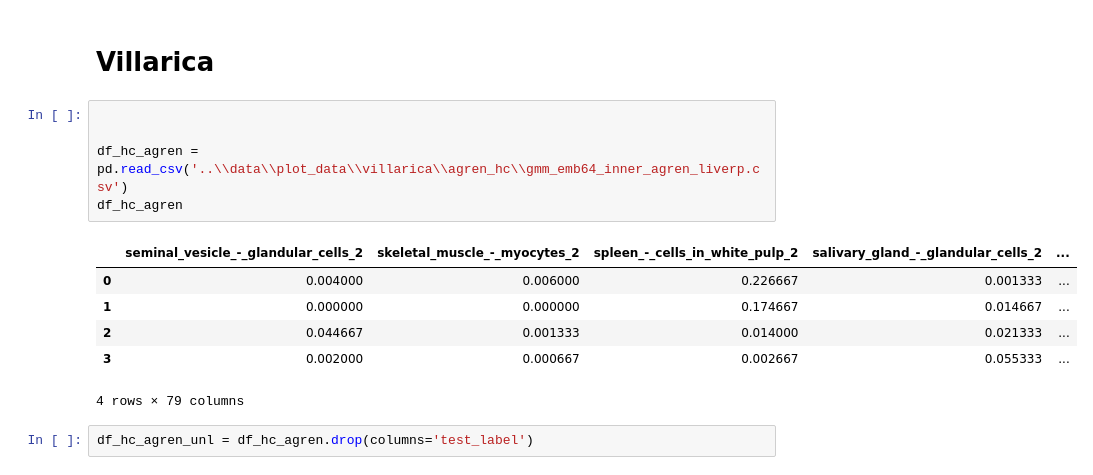
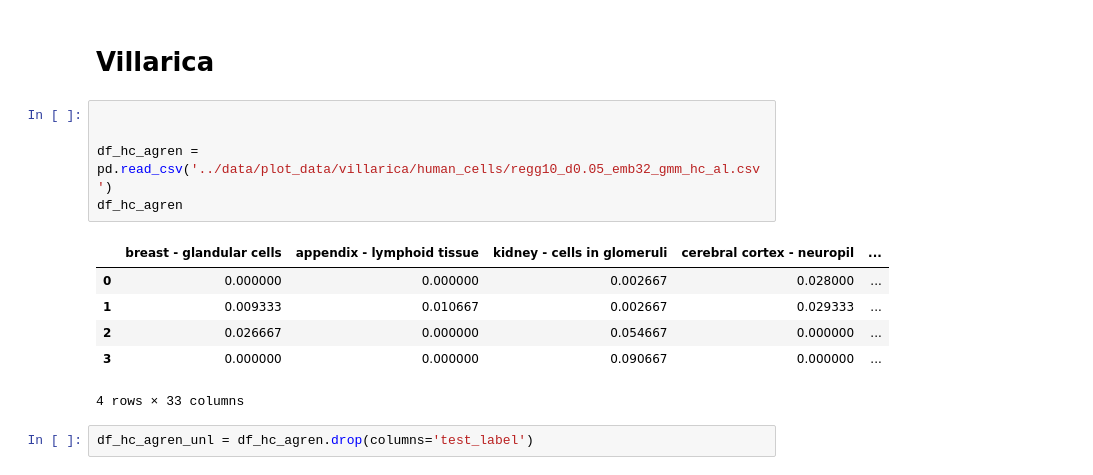
Before and after one commit to cjmerzbacher/met2vec, a Jupyter notebook: plot/_gmm_classifier.ipynb, the cells around one changed output. Cells and saved outputs as stored; diff of their text form.

```diff
--- a/plot/_gmm_classifier.ipynb
+++ b/plot/_gmm_classifier.ipynb
@@ -37,15 +37,15 @@ plt.yticks(list(range(len(data))), data['test_label'])
 # %%
 
 
-df_hc_agren = pd.read_csv('..\\data\\plot_data\\villarica\\agren_hc\\gmm_emb64_inner_agren_liverp.csv')
+df_hc_agren = pd.read_csv('../data/plot_data/villarica/human_cells/regg10_d0.05_emb32_gmm_hc_al.csv')
 df_hc_agren
 # %% [output]
-|  | seminal_vesicle_-_glandular_cells_2 | skeletal_muscle_-_myocytes_2 | spleen_-_cells_in_white_pulp_2 | salivary_gland_-_glandular_cells_2 | ... |
-| 0 | 0.004000 | 0.006000 | 0.226667 | 0.001333 | ... |
-| 1 | 0.000000 | 0.000000 | 0.174667 | 0.014667 | ... |
-| 2 | 0.044667 | 0.001333 | 0.014000 | 0.021333 | ... |
-| 3 | 0.002000 | 0.000667 | 0.002667 | 0.055333 | ... |
+|  | breast - glandular cells | appendix - lymphoid tissue | kidney - cells in glomeruli | cerebral cortex - neuropil | ... |
+| 0 | 0.000000 | 0.000000 | 0.002667 | 0.028000 | ... |
+| 1 | 0.009333 | 0.010667 | 0.002667 | 0.029333 | ... |
+| 2 | 0.026667 | 0.000000 | 0.054667 | 0.000000 | ... |
+| 3 | 0.000000 | 0.000000 | 0.090667 | 0.000000 | ... |
-4 rows × 79 columns
+4 rows × 33 columns
 # %%
 df_hc_agren_unl = df_hc_agren.drop(columns='test_label')
 # %%
```
Also changed, not shown: parts of 1 cell of this notebook, 3 other files.
